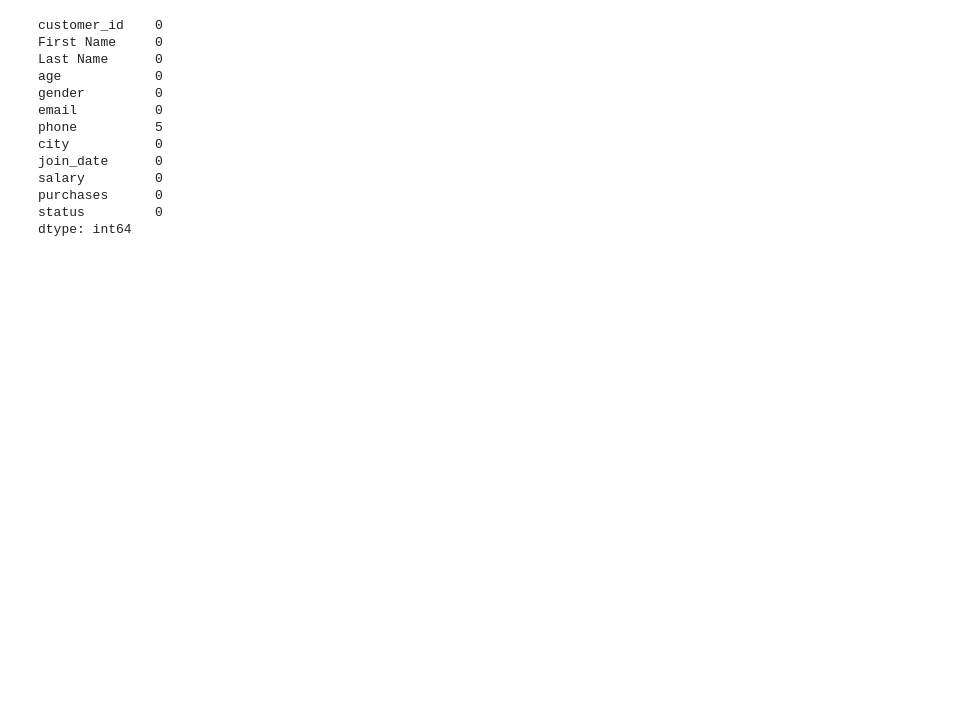
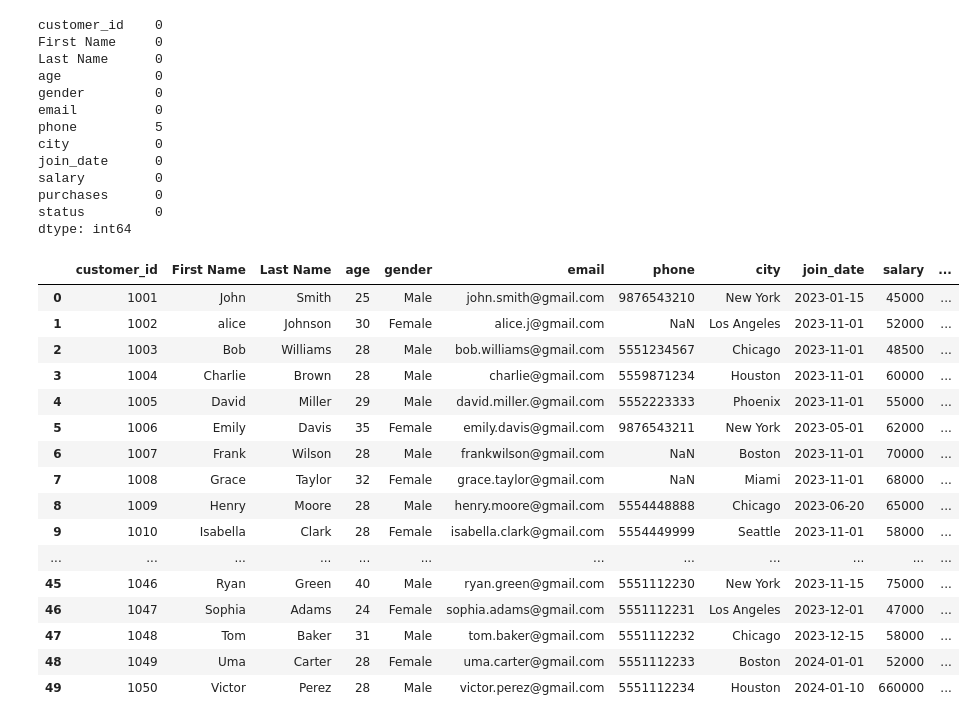
Before and after one commit to Aromal-m-b/Spectrum-AI-ML, a Jupyter notebook: Tutorial/pandas_11.ipynb, the cells around one changed output. Cells and saved outputs as stored; diff of their text form; code cells hidden in the pictures; blank space fills up the shorter version.

```diff
--- a/Tutorial/pandas_11.ipynb
+++ b/Tutorial/pandas_11.ipynb
@@ -398,3 +415,23 @@ salary         0
 purchases      0
 status         0
 dtype: int64
+# %%
+df
+# %% [output]
+|  | customer_id | First Name | Last Name | age | gender | email | phone | city | join_date | salary | ... |
+| 0 | 1001 | John | Smith | 25 | Male | john.smith@gmail.com | 9876543210 | New York | 2023-01-15 | 45000 | ... |
+| 1 | 1002 | alice | Johnson | 30 | Female | alice.j@gmail.com | NaN | Los Angeles | 2023-11-01 | 52000 | ... |
+| 2 | 1003 | Bob | Williams | 28 | Male | bob.williams@gmail.com | 5551234567 | Chicago | 2023-11-01 | 48500 | ... |
+| 3 | 1004 | Charlie | Brown | 28 | Male | charlie@gmail.com | 5559871234 | Houston | 2023-11-01 | 60000 | ... |
+| 4 | 1005 | David | Miller | 29 | Male | david.miller.@gmail.com | 5552223333 | Phoenix | 2023-11-01 | 55000 | ... |
+| 5 | 1006 | Emily | Davis | 35 | Female | emily.davis@gmail.com | 9876543211 | New York | 2023-05-01 | 62000 | ... |
+| 6 | 1007 | Frank | Wilson | 28 | Male | frankwilson@gmail.com | NaN | Boston | 2023-11-01 | 70000 | ... |
+| 7 | 1008 | Grace | Taylor | 32 | Female | grace.taylor@gmail.com | NaN | Miami | 2023-11-01 | 68000 | ... |
+| 8 | 1009 | Henry | Moore | 28 | Male | henry.moore@gmail.com | 5554448888 | Chicago | 2023-06-20 | 65000 | ... |
+| 9 | 1010 | Isabella | Clark | 28 | Female | isabella.clark@gmail.com | 5554449999 | Seattle | 2023-11-01 | 58000 | ... |
+| ... | ... | ... | ... | ... | ... | ... | ... | ... | ... | ... | ... |
+| 45 | 1046 | Ryan | Green | 40 | Male | ryan.green@gmail.com | 5551112230 | New York | 2023-11-15 | 75000 | ... |
+| 46 | 1047 | Sophia | Adams | 24 | Female | sophia.adams@gmail.com | 5551112231 | Los Angeles | 2023-12-01 | 47000 | ... |
+| 47 | 1048 | Tom | Baker | 31 | Male | tom.baker@gmail.com | 5551112232 | Chicago | 2023-12-15 | 58000 | ... |
+| 48 | 1049 | Uma | Carter | 28 | Female | uma.carter@gmail.com | 5551112233 | Boston | 2024-01-01 | 52000 | ... |
+| 49 | 1050 | Victor | Perez | 28 | Male | victor.perez@gmail.com | 5551112234 | Houston | 2024-01-10 | 660000 | ... |
```
Also changed, not shown: parts of 8 cells of this notebook, 13 other files.
